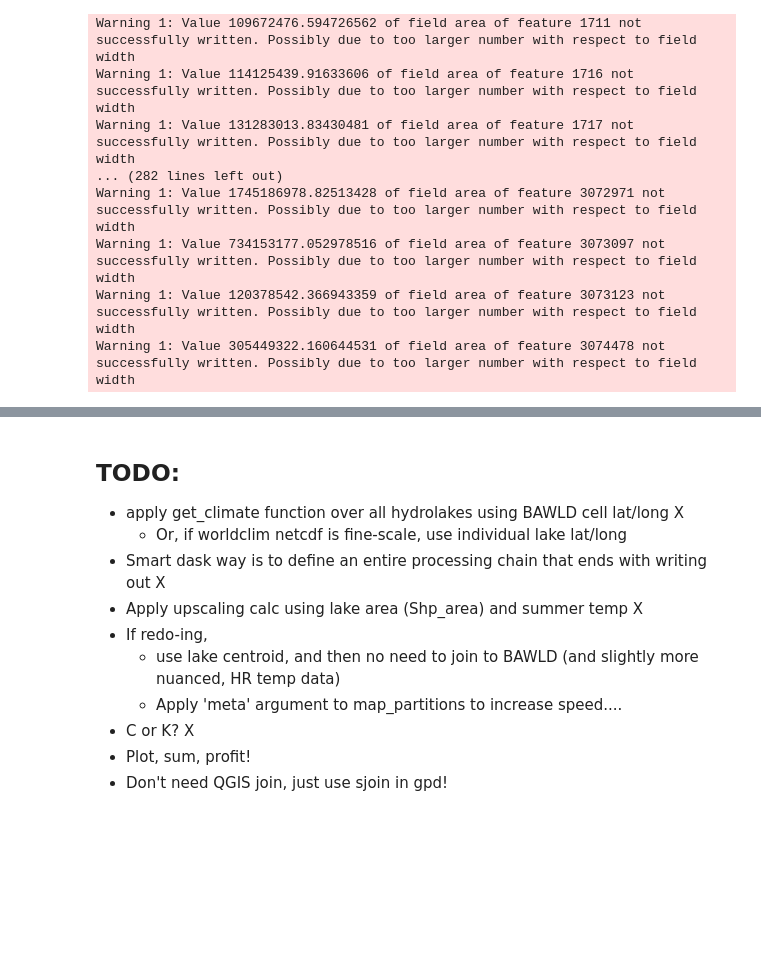
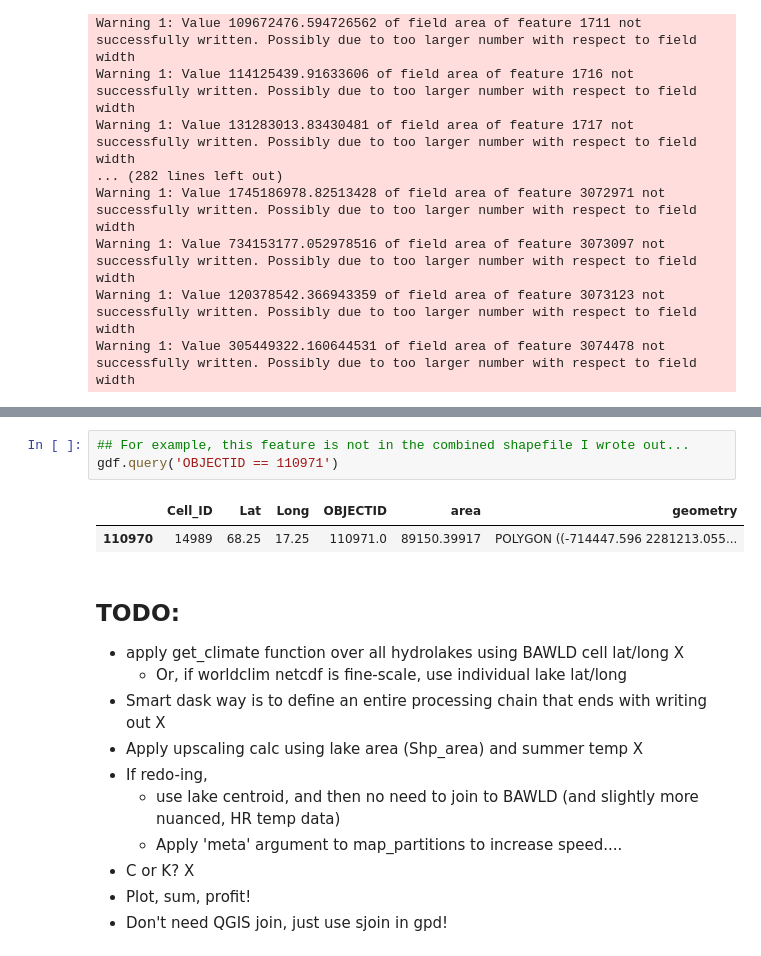
Before and after one commit to ekcomputer/lake-area, a Jupyter notebook: baseline_estimates.ipynb, the cells around one changed output, grey strips where cells are left out. Saved outputs shown, nothing was run; the diff lists cells and outputs as text; blank space fills up the shorter version.

```diff
--- a/baseline_estimates.ipynb
+++ b/baseline_estimates.ipynb
@@ -571,3 +567,9 @@ print(f'Wrote file: {summ_file_pth}')
+# %%
+## For example, this feature is not in the combined shapefile I wrote out...
+gdf.query('OBJECTID == 110971')
+# %% [output]
+|  | Cell_ID | Lat | Long | OBJECTID | area | geometry |
+| 110970 | 14989 | 68.25 | 17.25 | 110971.0 | 89150.39917 | POLYGON ((-714447.596 2281213.055... |
 # %% [markdown]
 ## TODO:
 * apply get_climate function over all hydrolakes using BAWLD cell lat/long X
```
Also changed, not shown: parts of 13 cells of this notebook.
